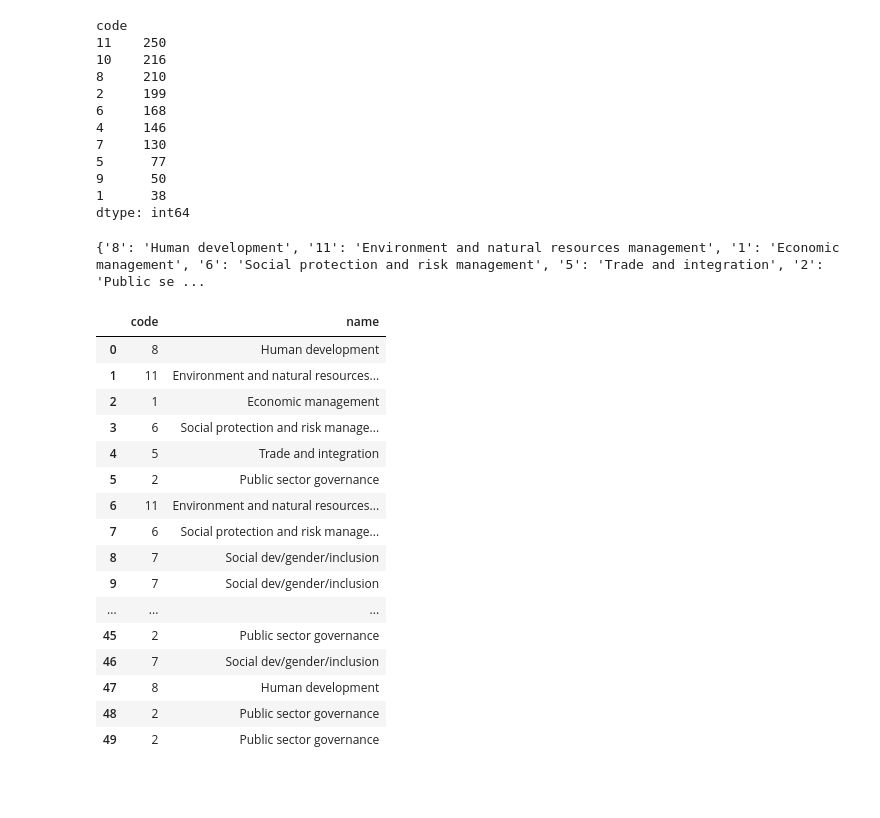
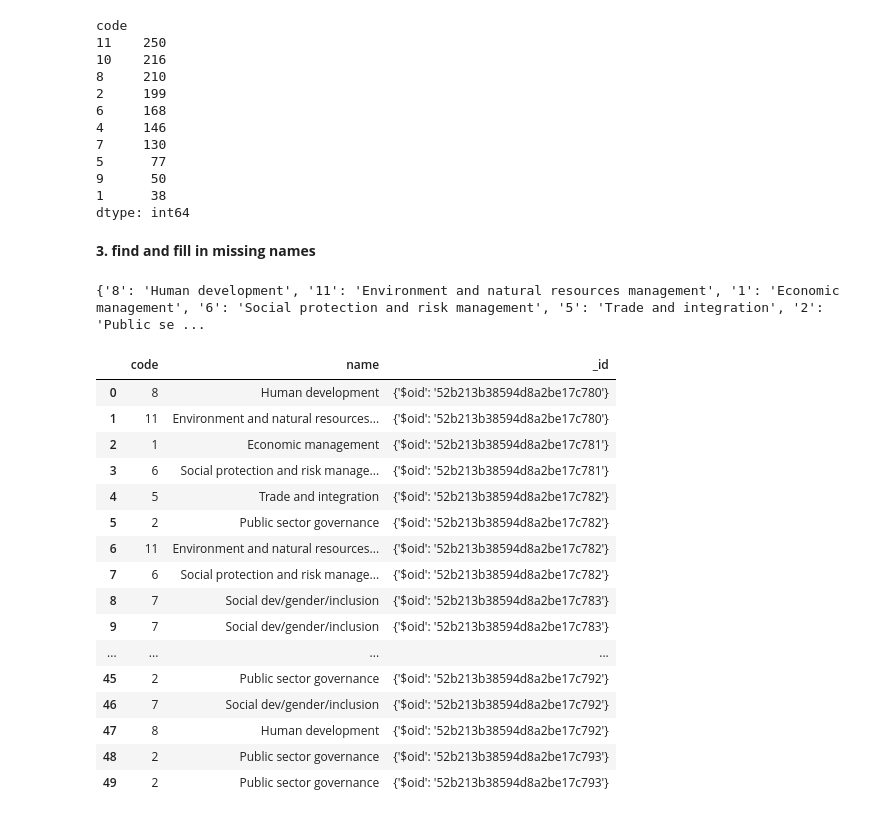
Before and after one commit to fanglidayan/machine_learning_projects, a Jupyter notebook: mec-5.4.4-json-data-wrangling-mini-project/Mini_Project_Wrangling_Json_Exercise.ipynb, the cells around one changed output. Cells and saved outputs as stored; diff of their text form; code cells hidden in the pictures; blank space fills up the shorter version.

```diff
--- a/mec-5.4.4-json-data-wrangling-mini-project/Mini_Project_Wrangling_Json_Exercise.ipynb
+++ b/mec-5.4.4-json-data-wrangling-mini-project/Mini_Project_Wrangling_Json_Exercise.ipynb
@@ -128,3 +130,2 @@ dtype: int64
 # %%
-with open('data/world_bank_projects.json') as f:
-    json_str=f.readline()
+json_str=open('data/world_bank_projects.json').readline()
@@ -134,2 +139,3 @@ json_file=json.loads(json_str)
 # %%
-json_norm=json_normalize(json_file, 'mjtheme_namecode')
+json_norm=json_normalize(json_file, 'mjtheme_namecode','_id')
+json_norm.head(20)
@@ -170,33 +174,36 @@ code
 9      50
 1      38
 dtype: int64
+# %% [markdown]
+**3. find and fill in missing names**
 # %%
 find_name={}
 for i in range(len(json_norm)):
-    if json_norm.iloc[i]['name']!='':
-        find_name[json_norm.iloc[i]['code']]=json_norm.iloc[i]['name']
+    if json_norm.loc[i,'name']!='':
+        find_name[json_norm.loc[i,'code']]=json_norm.loc[i,'name']
 
 for i in range(len(json_norm)):
-    if json_norm.iloc[i]['name']=='':
-        json_norm.iloc[i]['name']=find_name[json_norm.iloc[i]['code']]
+    if json_norm.loc[i,'name']=='':
+        code=json_norm.loc[i,'code']
+        json_norm.loc[i,'name']=find_name[code]
 print(find_name)
 json_norm.head(50)
 # %% [output]
 {'8': 'Human development', '11': 'Environment and natural resources management', '1': 'Economic management', '6': 'Social protection and risk management', '5': 'Trade and integration', '2': 'Public se ...
-|  | code | name |
-| 0 | 8 | Human development |
-| 1 | 11 | Environment and natural resources... |
-| 2 | 1 | Economic management |
-| 3 | 6 | Social protection and risk manage... |
-| 4 | 5 | Trade and integration |
-| 5 | 2 | Public sector governance |
-| 6 | 11 | Environment and natural resources... |
-| 7 | 6 | Social protection and risk manage... |
-| 8 | 7 | Social dev/gender/inclusion |
-| 9 | 7 | Social dev/gender/inclusion |
-| ... | ... | ... |
-| 45 | 2 | Public sector governance |
-| 46 | 7 | Social dev/gender/inclusion |
-| 47 | 8 | Human development |
-| 48 | 2 | Public sector governance |
-| 49 | 2 | Public sector governance |
+|  | code | name | _id |
+| 0 | 8 | Human development | {'$oid': '52b213b38594d8a2be17c780'} |
+| 1 | 11 | Environment and natural resources... | {'$oid': '52b213b38594d8a2be17c780'} |
+| 2 | 1 | Economic management | {'$oid': '52b213b38594d8a2be17c781'} |
+| 3 | 6 | Social protection and risk manage... | {'$oid': '52b213b38594d8a2be17c781'} |
+| 4 | 5 | Trade and integration | {'$oid': '52b213b38594d8a2be17c782'} |
+| 5 | 2 | Public sector governance | {'$oid': '52b213b38594d8a2be17c782'} |
+| 6 | 11 | Environment and natural resources... | {'$oid': '52b213b38594d8a2be17c782'} |
+| 7 | 6 | Social protection and risk manage... | {'$oid': '52b213b38594d8a2be17c782'} |
+| 8 | 7 | Social dev/gender/inclusion | {'$oid': '52b213b38594d8a2be17c783'} |
+| 9 | 7 | Social dev/gender/inclusion | {'$oid': '52b213b38594d8a2be17c783'} |
+| ... | ... | ... | ... |
+| 45 | 2 | Public sector governance | {'$oid': '52b213b38594d8a2be17c792'} |
+| 46 | 7 | Social dev/gender/inclusion | {'$oid': '52b213b38594d8a2be17c792'} |
+| 47 | 8 | Human development | {'$oid': '52b213b38594d8a2be17c792'} |
+| 48 | 2 | Public sector governance | {'$oid': '52b213b38594d8a2be17c793'} |
+| 49 | 2 | Public sector governance | {'$oid': '52b213b38594d8a2be17c793'} |
```
Also changed, not shown: parts of 6 cells of this notebook.
